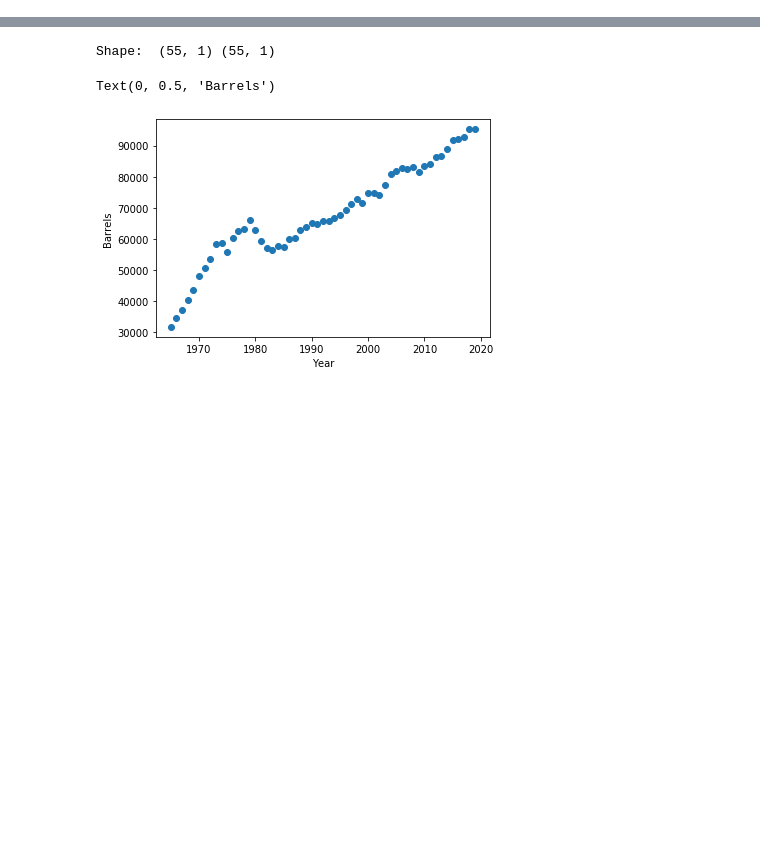
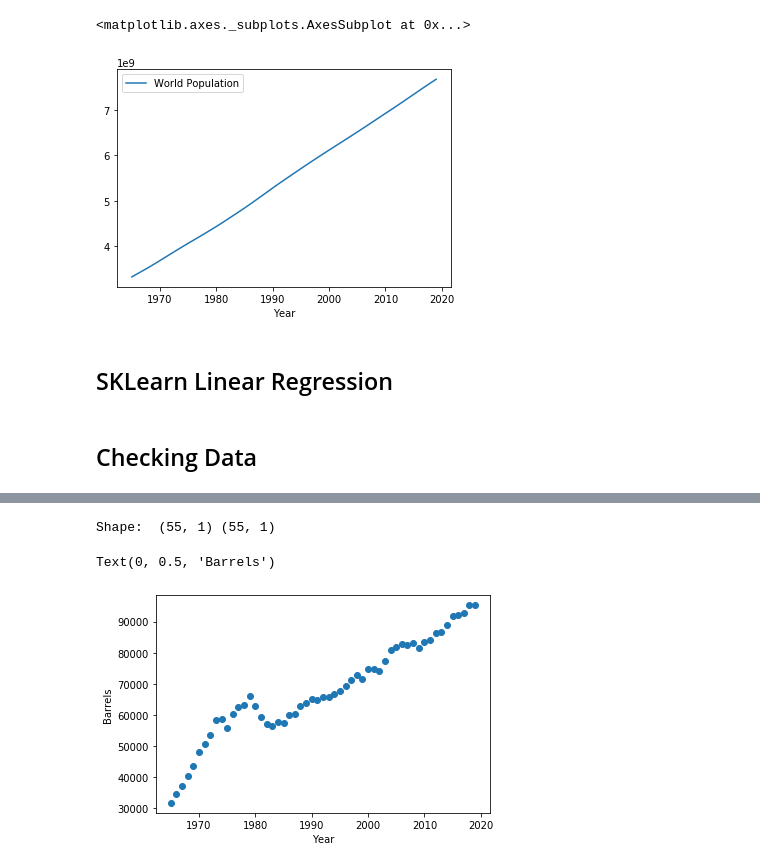
Before and after one commit to minerva-b/Final_Team_Project, a Jupyter notebook: Kmar/Oil_Product_Regres_ML.ipynb, the cells around one changed output, grey strips where cells are left out. Saved outputs shown, nothing was run; the diff lists cells and outputs as text; code cells hidden in the pictures; blank space fills up the shorter version.

```diff
--- a/Kmar/Oil_Product_Regres_ML.ipynb
+++ b/Kmar/Oil_Product_Regres_ML.ipynb
@@ -18,0 +81,5 @@ brains.head()
+# %%
+full_merge.plot(kind = "line", x="Year", y="World Population")
+# %% [output]
+<matplotlib.axes._subplots.AxesSubplot at 0x...>
+[figure, added]
@@ -18,0 +98,2 @@ brains.head()
+# %% [markdown]
+## SKLearn Linear Regression
@@ -18,0 +103,2 @@ brains.head()
+# %% [markdown]
+## Checking Data
```
Also changed, not shown: parts of 41 cells of this notebook.
